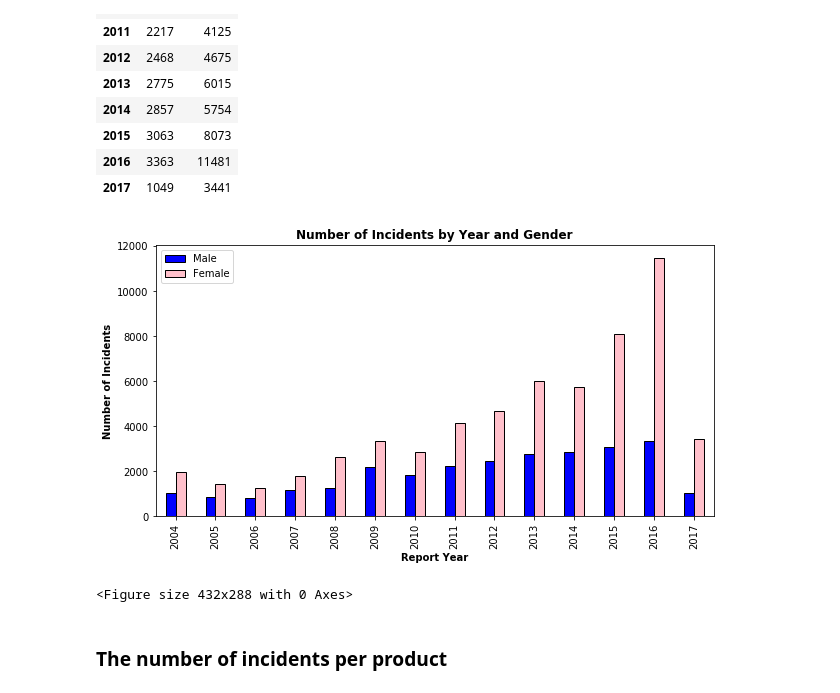
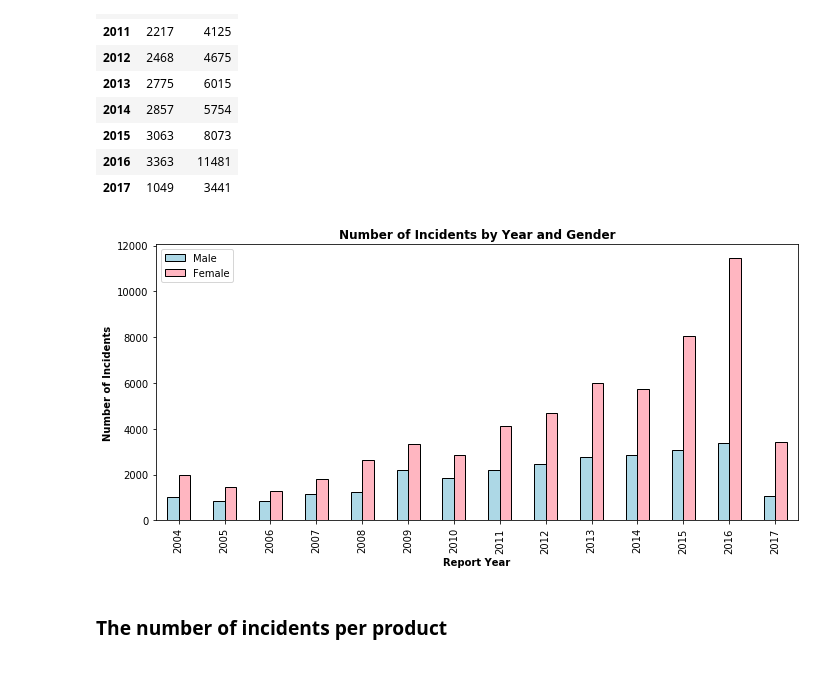
Before and after one commit to ying-li-python/Vita-Mine, a Jupyter notebook: OverallData.ipynb, the cells around one changed output. Saved outputs shown, nothing was run; the diff lists cells and outputs as text; code cells hidden in the pictures.

Commit message:
updated graphs for presentation

```diff
--- a/OverallData.ipynb
+++ b/OverallData.ipynb
@@ -10,7 +10,7 @@ import matplotlib.ticker as ticker
 import scipy.stats as stats
 # %%
 # Read the CSV file into a DataFrame
-df = pd.read_csv("Resources\CAERS_ASCII_2004_2017Q2.csv")
+df = pd.read_csv("Resources/CAERS_ASCII_2004_2017Q2.csv")
 # %%
 df.columns
 # %% [output]
@@ -119,7 +120,7 @@ Name: Gender, dtype: int64
 # %%
 incids_by_male = df.loc[df['Gender']=='Male']['CreatedYear'].value_counts().sort_values()
 incids_by_female = df.loc[df['Gender']=='Female']['CreatedYear'].value_counts().sort_values()
-incids_by_yr_gender = pd.DataFrame({'Male': incedents_by_male, 'Female': incedents_by_female})
+incids_by_yr_gender = pd.DataFrame({'Male': incids_by_male, 'Female': incids_by_female})
 incids_by_yr_gender
 # %% [output]
 |  | Male | Female |
@@ -138,16 +139,16 @@ incids_by_yr_gender
 | 2016 | 3363 | 11481 |
 | 2017 | 1049 | 3441 |
 # %%
-incids_by_yr_gender_chart = incids_by_yr_gender.plot(kind='bar', color=['blue','pink'], edgecolor='black', figsize=(10,5))
+incids_by_yr_gender_chart = incids_by_yr_gender.plot(kind='bar', color=['lightblue','lightpink'], edgecolor='black', figsize=(10,5))
 incids_by_yr_gender_chart.set_title("Number of Incidents by Year and Gender", fontweight='bold')
 incids_by_yr_gender_chart.set_xlabel("Report Year", fontweight='bold')
 incids_by_yr_gender_chart.set_ylabel("Number of Incidents", fontweight='bold')
 incids_by_yr_gender_chart.legend(fancybox=True, loc="best")
+plt.tight_layout()
+#plt.savefig("Image/total_incidents_gender.png")
 plt.show()
-plt.tight_layout()
 # %% [output]
-[figure, old version]
+[figure, new version]
-<Figure size 432x288 with 0 Axes>
 # %% [markdown]
 ### The number of incidents per product
 # %%
```
Also changed, not shown: parts of 2 cells of this notebook, 15 other files.
